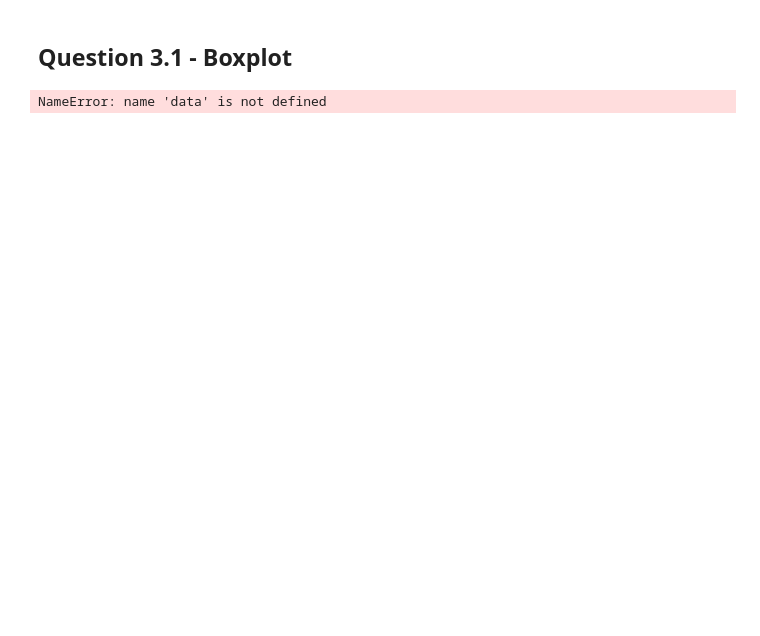
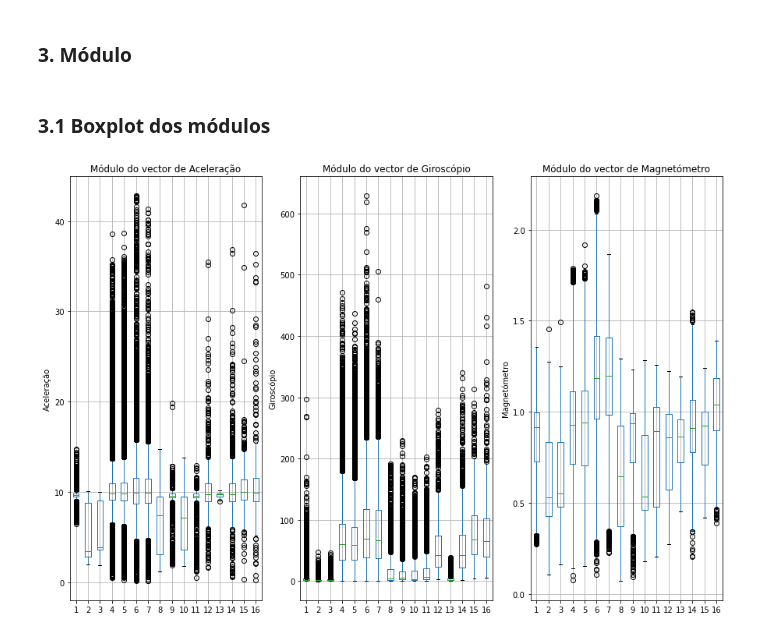
Before and after one commit to patii01/TCD-TP, a Jupyter notebook: code/mainActivity.ipynb, the cells around one changed output. Drawn from its saved outputs; the diff is of its cells as text; code cells hidden in the pictures; blank space fills up the shorter version.

```diff
--- a/code/mainActivity.ipynb
+++ b/code/mainActivity.ipynb
@@ -40,0 +35,2 @@ data = readFiles(0)
+# %% [markdown]
+### 3. Módulo
@@ -41,28 +60,30 @@ data = readFiles(0)
 # %% [markdown]
-## Question 3.1 - Boxplot
+### 3.1 Boxplot dos módulos
-# %%
-def boxplot(dados, title):
-    plt.figure()
-    plt.title(title)
-    plt.boxplot(data)
-
-def modulo():
-    acel = [[0]]*16
-    giro = [[0]]*16
-    mag = [[0]]*16
-
-
-    for row in data:
-        acel[int(row[11])-1] += [np.sqrt(row[1]**2 + row[2]**2 + row[3]**2)]
-        giro[int(row[11])-1] += [np.sqrt(row[4]**2 + row[5]**2 + row[6]**2)]
-        mag[int(row[11])-1] += [np.sqrt(row[7]**2 + row[8]**2 + row[9]**2)]
-
-    print(acel)
-
-    boxplot(acel, "Boxplot Aceleração")
-    boxplot(giro, "Boxplot Giroscópio")
-    boxplot(giro, "Boxplot Magnetómetro")
-
-modulo()
-# %% [output]
-NameError: name 'data' is not defined
+# %%
+from gzip import FNAME
+
+
+def boxplot(acc, gir, mag):
+
+    plt.figure(figsize=(15,10))
+
+    plt.subplot(1,3,1)
+    plt.title("Módulo do vector de Aceleração")
+    plt.ylabel("Aceleração")
+    acc.boxplot()
+
+    plt.subplot(1,3,2)
+    plt.title("Módulo do vector de Giroscópio")
+    plt.ylabel("Giroscópio")
+    gir.boxplot()
+
+    plt.subplot(1,3,3)
+    plt.title("Módulo do vector de Magnetómetro")
+    plt.ylabel("Magnetómetro")
+    mag.boxplot()
+
+    plt.savefig("modulos")
+
+boxplot(acc, gir, mag)
+# %% [output]
+[figure, added]
```
Also changed, not shown: parts of 6 cells of this notebook, 2 other files.
